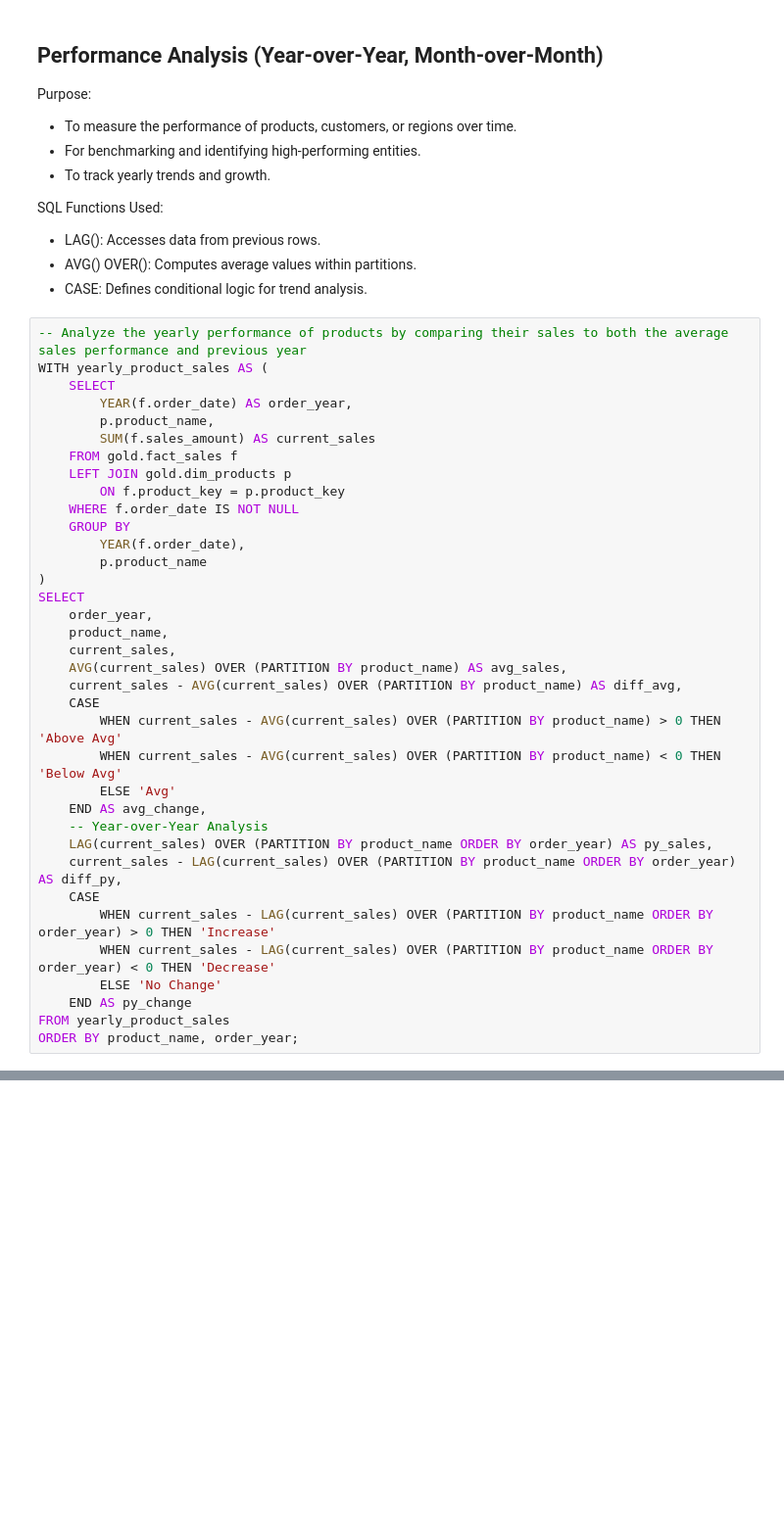
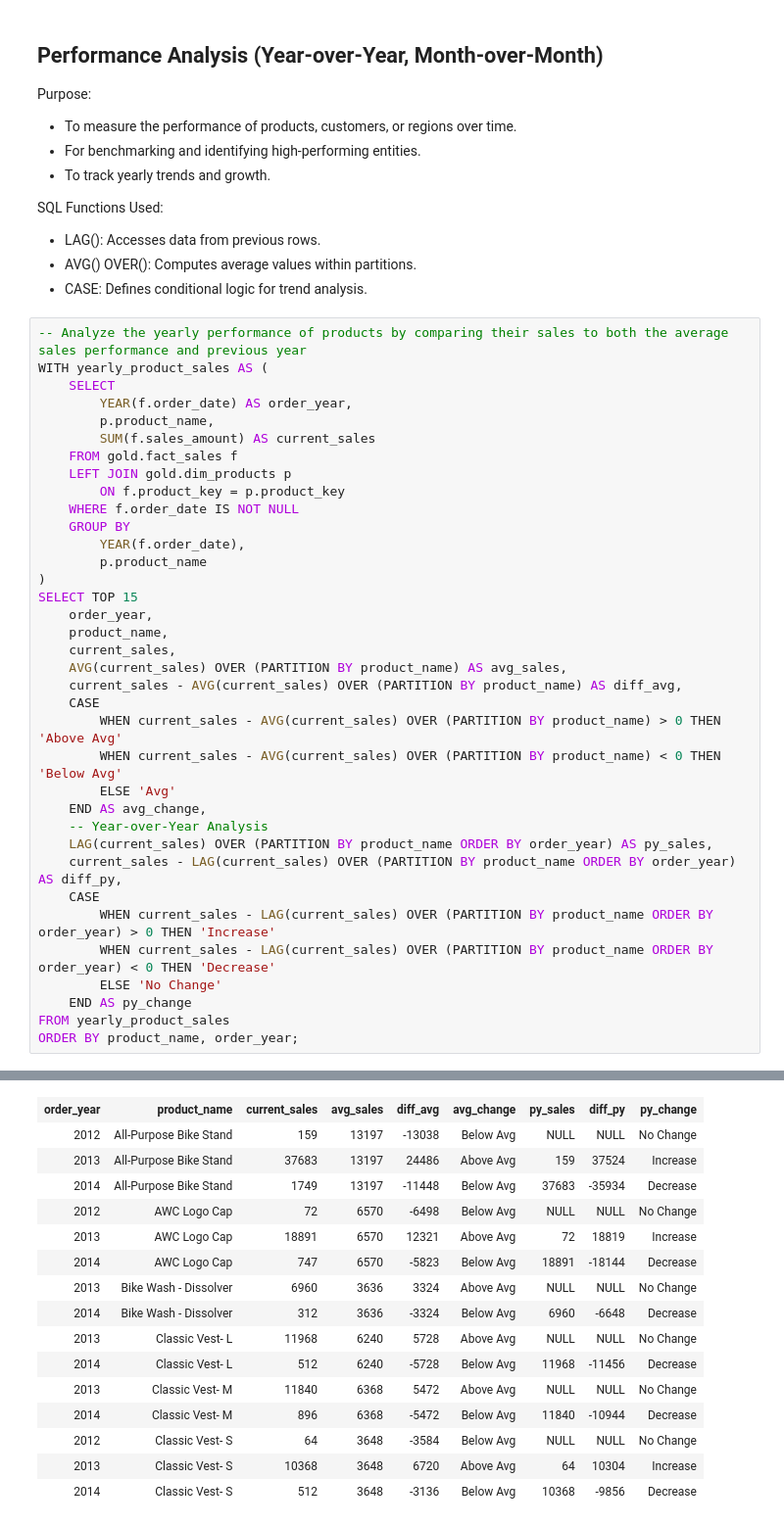
Before and after one commit to Ali-Ghafarian/sql-project-warehouse-and-analytics, a Jupyter notebook: eda_data_analysis/eda.ipynb, the cells around one changed output, grey strips where cells are left out. Shown: that part at 98% size. Saved outputs shown, nothing was run; the diff lists cells and outputs as text; blank space fills up the shorter version.

```diff
--- a/eda_data_analysis/eda.ipynb
+++ b/eda_data_analysis/eda.ipynb
@@ -672,7 +813,7 @@ WITH yearly_product_sales AS (
         YEAR(f.order_date),
         p.product_name
 )
-SELECT
+SELECT TOP 15
     order_year,
     product_name,
     current_sales,
@@ -693,3 +834,4 @@ SELECT
     END AS py_change
 FROM yearly_product_sales
 ORDER BY product_name, order_year;
+# %% [output]
@@ -696 +840,17 @@ ORDER BY product_name, order_year;
+| order_year | product_name | current_sales | avg_sales | diff_avg | avg_change | py_sales | diff_py | py_change |
+| 2012 | All-Purpose Bike Stand | 159 | 13197 | -13038 | Below Avg | NULL | NULL | No Change |
+| 2013 | All-Purpose Bike Stand | 37683 | 13197 | 24486 | Above Avg | 159 | 37524 | Increase |
+| 2014 | All-Purpose Bike Stand | 1749 | 13197 | -11448 | Below Avg | 37683 | -35934 | Decrease |
+| 2012 | AWC Logo Cap | 72 | 6570 | -6498 | Below Avg | NULL | NULL | No Change |
+| 2013 | AWC Logo Cap | 18891 | 6570 | 12321 | Above Avg | 72 | 18819 | Increase |
+| 2014 | AWC Logo Cap | 747 | 6570 | -5823 | Below Avg | 18891 | -18144 | Decrease |
+| 2013 | Bike Wash - Dissolver | 6960 | 3636 | 3324 | Above Avg | NULL | NULL | No Change |
+| 2014 | Bike Wash - Dissolver | 312 | 3636 | -3324 | Below Avg | 6960 | -6648 | Decrease |
+| 2013 | Classic Vest- L | 11968 | 6240 | 5728 | Above Avg | NULL | NULL | No Change |
+| 2014 | Classic Vest- L | 512 | 6240 | -5728 | Below Avg | 11968 | -11456 | Decrease |
+| 2013 | Classic Vest- M | 11840 | 6368 | 5472 | Above Avg | NULL | NULL | No Change |
+| 2014 | Classic Vest- M | 896 | 6368 | -5472 | Below Avg | 11840 | -10944 | Decrease |
+| 2012 | Classic Vest- S | 64 | 3648 | -3584 | Below Avg | NULL | NULL | No Change |
+| 2013 | Classic Vest- S | 10368 | 3648 | 6720 | Above Avg | 64 | 10304 | Increase |
+| 2014 | Classic Vest- S | 512 | 3648 | -3136 | Below Avg | 10368 | -9856 | Decrease |
 # %% [markdown]
```
Also changed, not shown: parts of 20 cells of this notebook.
